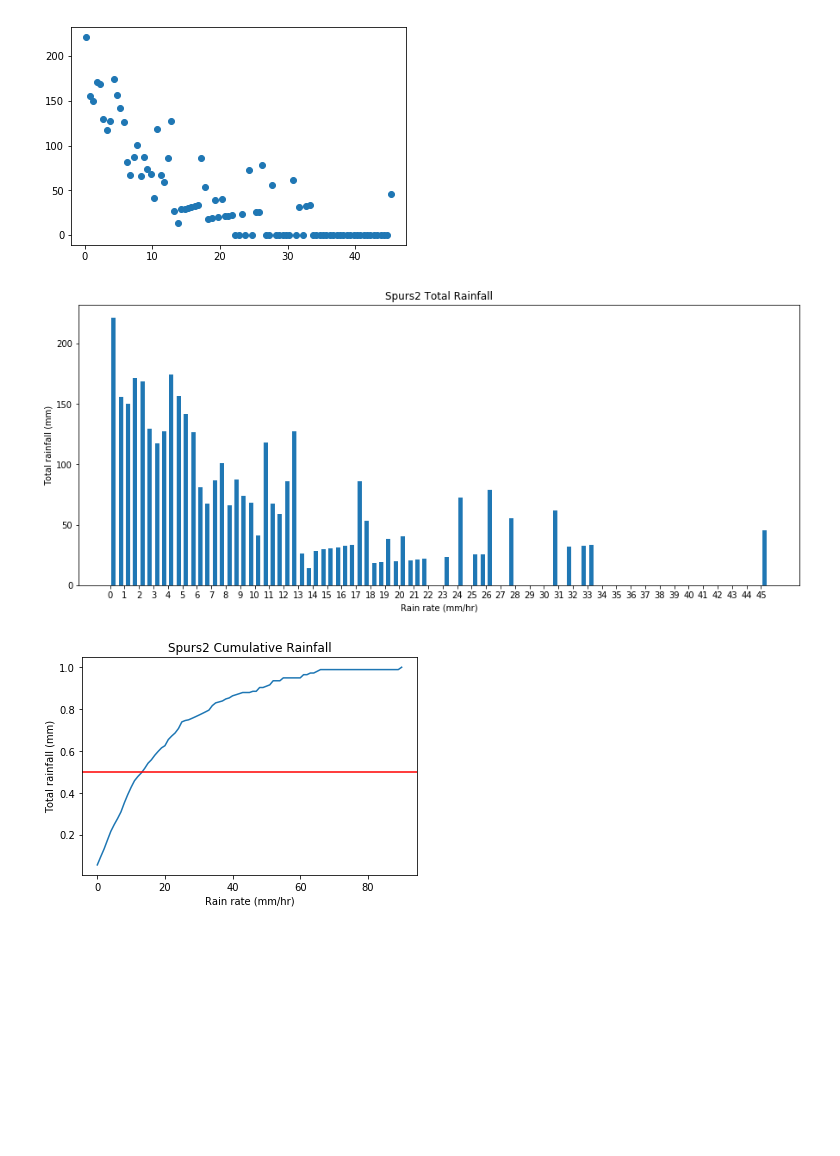
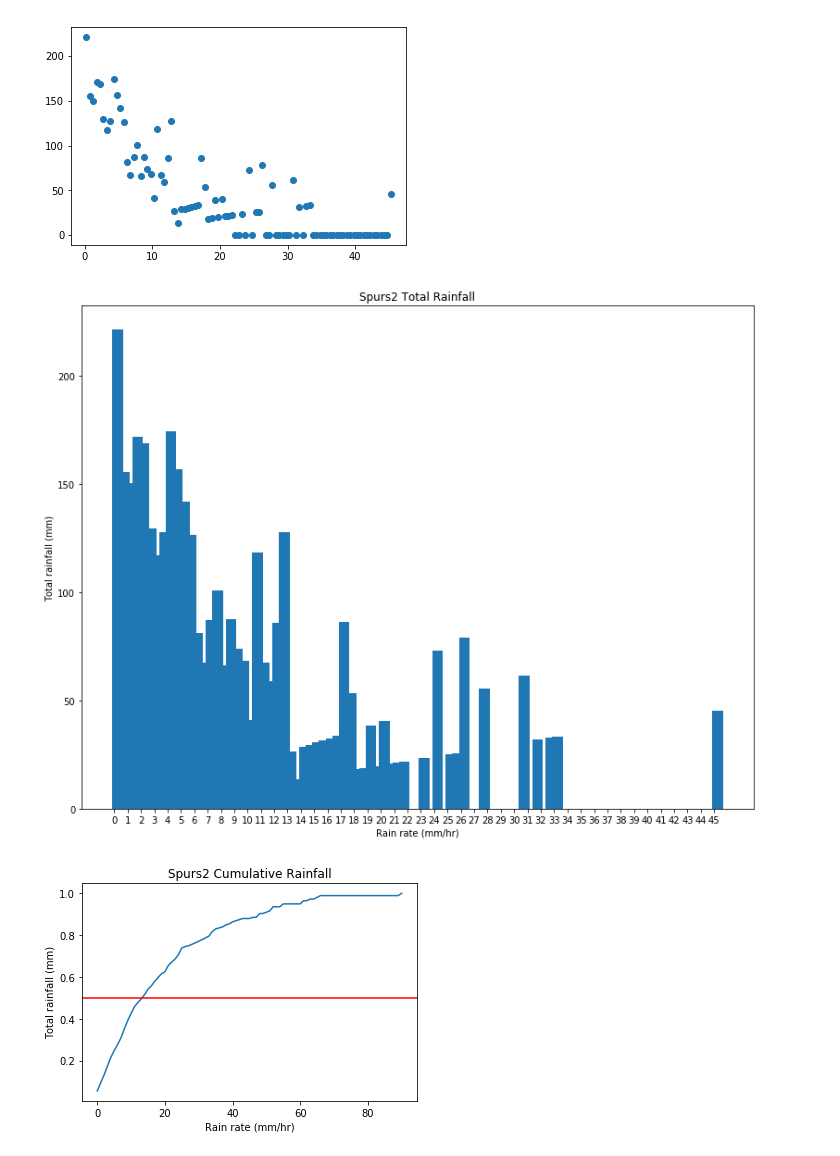
Before and after one commit to uncw-cubesat-lab/rain-class, a Jupyter notebook: Intuitive Look at Precipitation Measures.ipynb, the cells around one changed output. Saved outputs shown, nothing was run; the diff lists cells and outputs as text; code cells hidden in the pictures; blank space fills up the shorter version.

```diff
--- a/Intuitive Look at Precipitation Measures.ipynb
+++ b/Intuitive Look at Precipitation Measures.ipynb
@@ -226,12 +719,14 @@ data2['precip'].sum()
 # %% [output]
 3927.2051423026883
 # %%
-(n, bins, patches) = plt.hist(
-    data2['precip'], bins=np.arange(min(data2[data2['precip'] > 0]['precip']),
-    max(data2[data2['precip'] > 0]['precip']) + 0.5, 0.5))
-
-plt.xlim([min(data2[data2['precip'] > 0]['precip']),max(data2[data2['precip'] > 0]['precip'])])
+#plt.hist(data['precip'], bins=np.arange(0.01,0.2,0.01))
+#plt.xlim([0.01,0.21])
+(n, bins, patches) = plt.hist(data2['precip'], bins=np.arange(0.001,46.001,0.5))
+plt.xlim([0.001,45.501])
+#plt.hist(data['precip'], bins=np.arange(15,35,3))
 plt.xscale('log')
 plt.show()
 bin_centers = bins[0:91] + 0.25
+#bin_centers
+#print(a)
 # %% [output]
@@ -285,14 +769,14 @@ plt.scatter(x=bin_centers, y=sums)
 <matplotlib.collections.PathCollection at 0x...>
 [figure]
 # %%
-_, ax = plt.subplots(figsize=(15,6))
-plt.bar(x=bin_centers, height=sums, width=0.3)
+_, ax = plt.subplots(figsize=(13,10))
+plt.bar(x=bin_centers, height=sums)
 plt.xlabel('Rain rate (mm/hr)')
 plt.ylabel('Total rainfall (mm)')
 plt.title('Spurs2 Total Rainfall')
 plt.xticks(np.arange(0,46,1));
 # %% [output]
-[figure, old version]
+[figure, new version]
 # %%
 fullsum = sums.cumsum()/sums.sum()
 halfsum = (sums.cumsum()/sums.sum())[:46]
```
Also changed, not shown: parts of 78 cells of this notebook.
